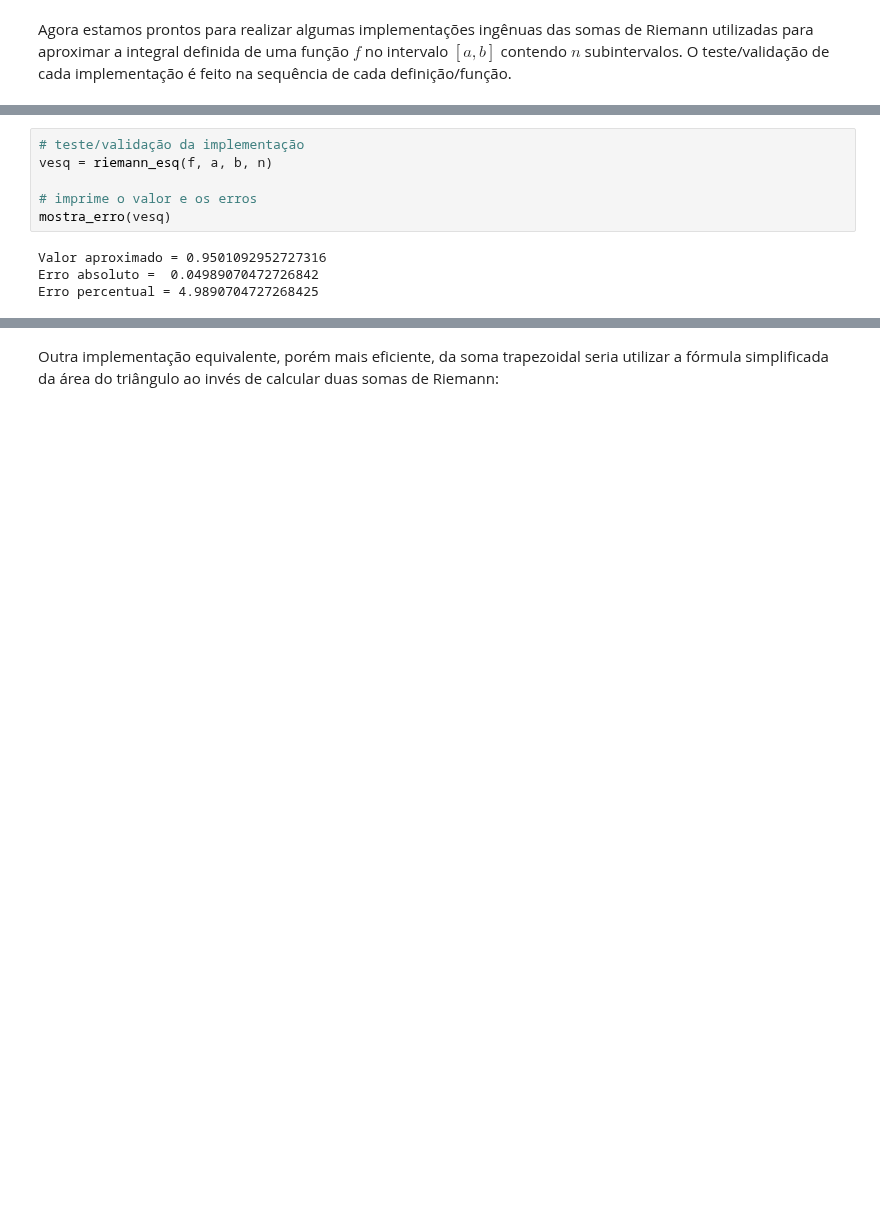
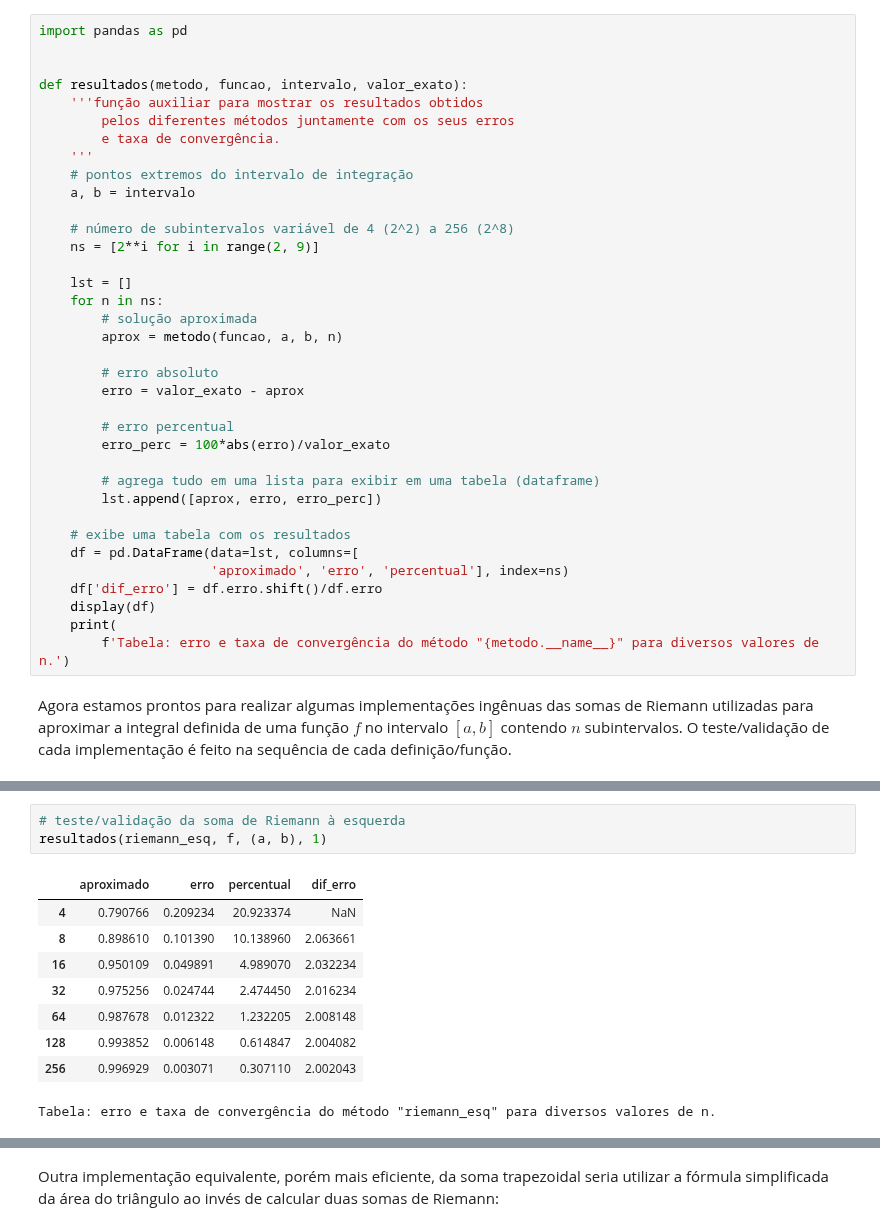
Before and after one commit to bgeneto/MCA, a Jupyter notebook: notebooks/mca07.ipynb, the cells around one changed output, grey strips where cells are left out. Drawn from its saved outputs; the diff is of its cells as text; blank space fills up the shorter version.

```diff
--- a/notebooks/mca07.ipynb
+++ b/notebooks/mca07.ipynb
@@ -245,3 +230,39 @@ n = 16
+# %%
+import pandas as pd
+
+
+def resultados(metodo, funcao, intervalo, valor_exato):
+    '''função auxiliar para mostrar os resultados obtidos
+        pelos diferentes métodos juntamente com os seus erros
+        e taxa de convergência.
+    '''
+    # pontos extremos do intervalo de integração
+    a, b = intervalo
+
+    # número de subintervalos variável de 4 (2^2) a 256 (2^8)
+    ns = [2**i for i in range(2, 9)]
+
+    lst = []
+    for n in ns:
+        # solução aproximada
+        aprox = metodo(funcao, a, b, n)
+
+        # erro absoluto
+        erro = valor_exato - aprox
+
+        # erro percentual
+        erro_perc = 100*abs(erro)/valor_exato
+
+        # agrega tudo em uma lista para exibir em uma tabela (dataframe)
+        lst.append([aprox, erro, erro_perc])
+
+    # exibe uma tabela com os resultados
+    df = pd.DataFrame(data=lst, columns=[
+                      'aproximado', 'erro', 'percentual'], index=ns)
+    df['dif_erro'] = df.erro.shift()/df.erro
+    display(df)
+    print(
+        f'Tabela: erro e taxa de convergência do método "{metodo.__name__}" para diversos valores de n.')
 # %% [markdown]
 
 Agora estamos prontos para realizar algumas implementações ingênuas das somas de Riemann utilizadas para aproximar a integral definida de uma função $f$ no intervalo $[a,b]$ contendo $n$ subintervalos. O teste/validação de cada implementação é feito na sequência de cada definição/função.
@@ -270,12 +291,15 @@ def riemann_esq(f, a, b, n):
 # %%
-# teste/validação da implementação
-vesq = riemann_esq(f, a, b, n)
-
-# imprime o valor e os erros
-mostra_erro(vesq)
+# teste/validação da soma de Riemann à esquerda
+resultados(riemann_esq, f, (a, b), 1)
 # %% [output]
+|  | aproximado | erro | percentual | dif_erro |
+| 4 | 0.790766 | 0.209234 | 20.923374 | NaN |
+| 8 | 0.898610 | 0.101390 | 10.138960 | 2.063661 |
+| 16 | 0.950109 | 0.049891 | 4.989070 | 2.032234 |
+| 32 | 0.975256 | 0.024744 | 2.474450 | 2.016234 |
+| 64 | 0.987678 | 0.012322 | 1.232205 | 2.008148 |
+| 128 | 0.993852 | 0.006148 | 0.614847 | 2.004082 |
+| 256 | 0.996929 | 0.003071 | 0.307110 | 2.002043 |
-Valor aproximado = 0.9501092952727316
-Erro absoluto =  0.04989070472726842
-Erro percentual = 4.9890704727268425
+Tabela: erro e taxa de convergência do método "riemann_esq" para diversos valores de n.
 # %%
 def riemann_dir(f, a, b, n):
```
Also changed, not shown: parts of 34 cells of this notebook.
